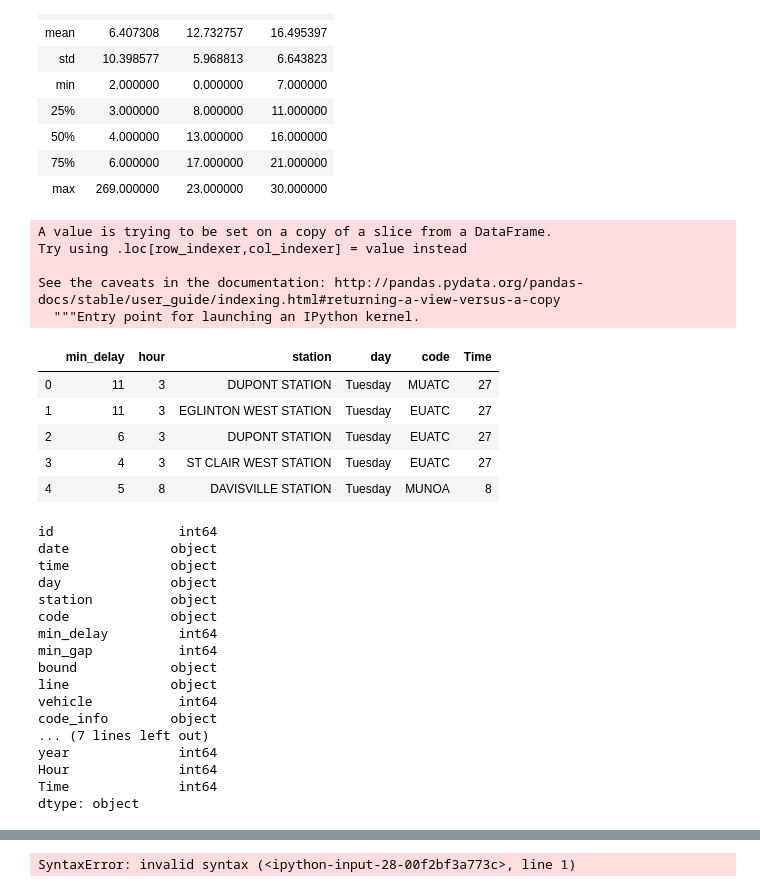
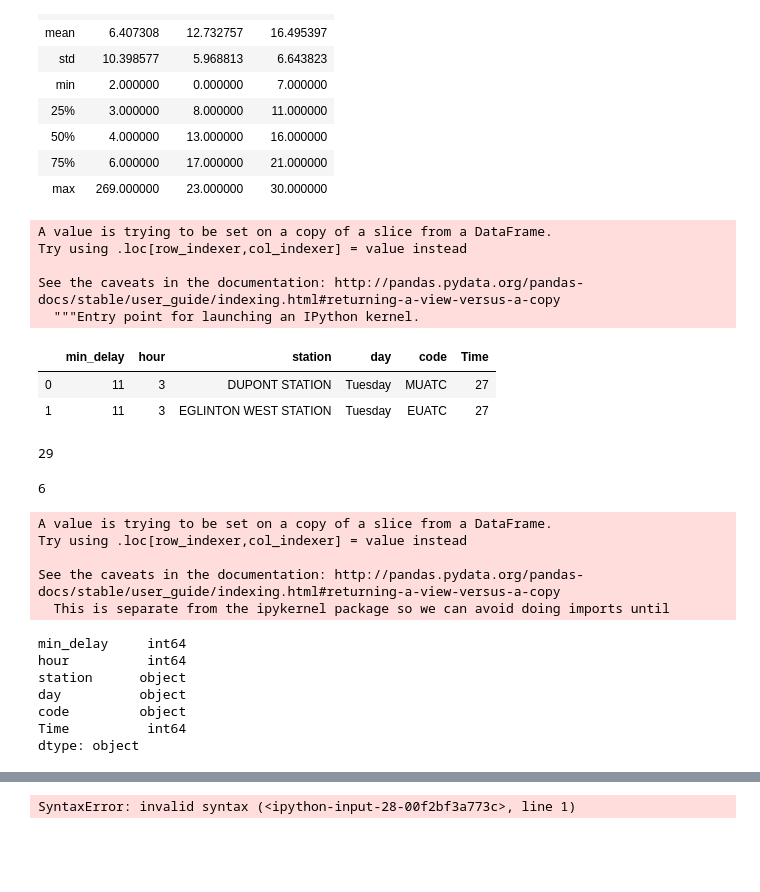
Before and after one commit to whysoq520/TTC_Subway_Deley_2018-2019, a Jupyter notebook: Machine Learning/model1.ipynb, the cells around one changed output, grey strips where cells are left out. Saved outputs shown, nothing was run; the diff lists cells and outputs as text; code cells hidden in the pictures; blank space fills up the shorter version.

Commit message:
organized data

```diff
--- a/Machine Learning/model1.ipynb
+++ b/Machine Learning/model1.ipynb
@@ -33,3 +33,9 @@ df.describe()
 | 50% | 6866.500000 | 4.000000 | 8.000000 | 5416.000000 | 43.687778 | 6.000000 | 13.000000 | 2018.000000 |
 | 75% | 10299.250000 | 6.000000 | 10.000000 | 5796.000000 | 43.734167 | 9.000000 | 18.000000 | 2019.000000 |
 | max | 13732.000000 | 515.000000 | 519.000000 | 8065.000000 | 43.794167 | 12.000000 | 23.000000 | 2019.000000 |
+# %%
+df['Time'] = df['hour'].apply(lambda x: x if x > 5 else x+24)
+# %%
+bins = [5,6,9,16,19,25,29]
+labels= ['a','b','c','d','e','f']
+df['Time_group']=pd.cut(df['Time'], bins, labels=labels)
@@ -36,7 +44,7 @@ df.describe()
 # %% [markdown]
 # Data Cleaning
 # %%
-df_YU = df1[df1['line']=='YU']
+df_YU = df[df['line']=='YU']
 df_YU.shape
 # %% [output]
 (7061, 20)
@@ -70,17 +78,32 @@ data_YU.describe()
 | 75% | 6.000000 | 17.000000 | 21.000000 |
 | max | 269.000000 | 23.000000 | 30.000000 |
 # %%
-data_YU['Time'] = data_YU['hour'].apply(lambda x: x if x > 6 else x+24)
-data_YU.head(5)
+data_YU['Time'] = data_YU['hour'].apply(lambda x: x if x > 5 else x+24)
+data_YU.head(2)
 # %% [output]
 A value is trying to be set on a copy of a slice from a DataFrame.
 Try using .loc[row_indexer,col_indexer] = value instead
 
 See the caveats in the documentation: http://pandas.pydata.org/pandas-docs/stable/user_guide/indexing.html#returning-a-view-versus-a-copy
   """Entry point for launching an IPython kernel.
 |  | min_delay | hour | station | day | code | Time |
 | 0 | 11 | 3 | DUPONT STATION | Tuesday | MUATC | 27 |
 | 1 | 11 | 3 | EGLINTON WEST STATION | Tuesday | EUATC | 27 |
-| 2 | 6 | 3 | DUPONT STATION | Tuesday | EUATC | 27 |
-| 3 | 4 | 3 | ST CLAIR WEST STATION | Tuesday | EUATC | 27 |
-| 4 | 5 | 8 | DAVISVILLE STATION | Tuesday | MUNOA | 8 |
+# %%
+max(data_YU['Time'])
+# %% [output]
+29
+# %%
+min(data_YU['Time'])
+# %% [output]
+6
+# %%
+bins = [5,6,9,16,19,25,29]
+labels= ['a','b','c','d','e','f']
+data_YU['Time_group']=pd.cut(data_YU['Time'], bins, labels=labels)
+# %% [output]
+A value is trying to be set on a copy of a slice from a DataFrame.
+Try using .loc[row_indexer,col_indexer] = value instead
+
+See the caveats in the documentation: http://pandas.pydata.org/pandas-docs/stable/user_guide/indexing.html#returning-a-view-versus-a-copy
+  This is separate from the ipykernel package so we can avoid doing imports until
@@ -87,22 +112,12 @@ See the caveats in the documentation: http://pandas.pydata.org/pandas-docs/stabl
 # %%
-data.dtypes
+data_YU.dtypes
 # %% [output]
-id                int64
-date             object
-time             object
-day              object
-station          object
-code             object
-min_delay         int64
-min_gap           int64
-bound            object
-line             object
-vehicle           int64
-code_info        object
-... (7 lines left out)
-year              int64
-Hour              int64
-Time              int64
+min_delay     int64
+hour          int64
+station      object
+day          object
+code         object
+Time          int64
 dtype: object
 # %%
 from datetime import datetime
```
Also changed, not shown: parts of 5 cells of this notebook, 2 other files.
